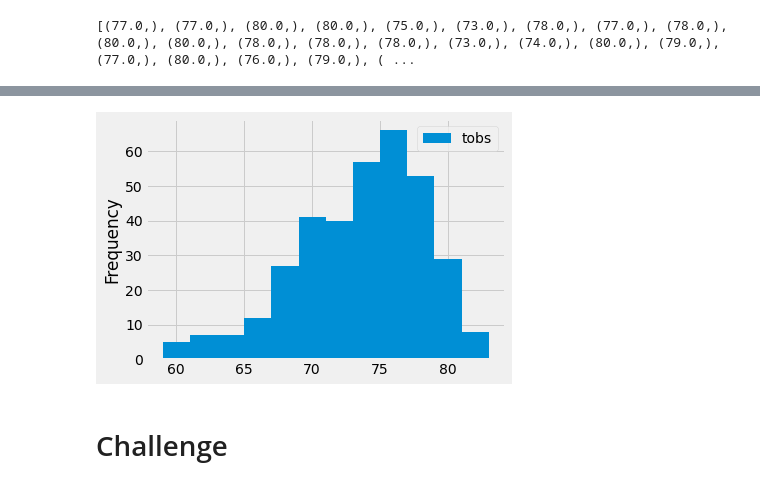
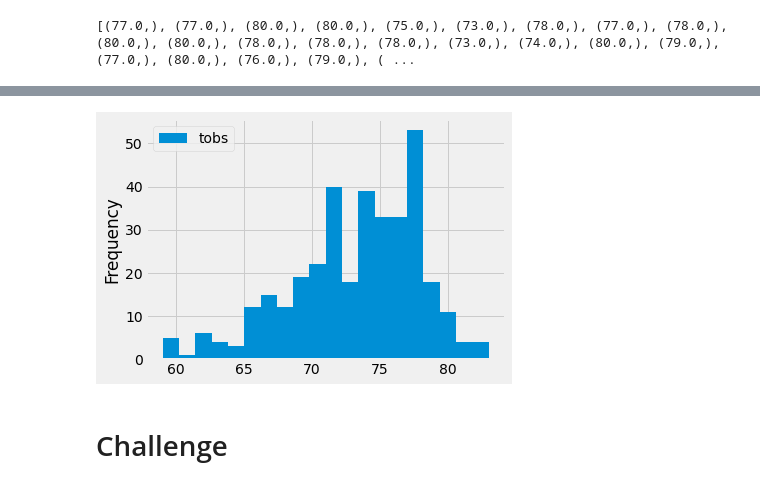
Before and after one commit to MLGood1/surfs_up, a Jupyter notebook: climate_analysis.ipynb, the cells around one changed output, grey strips where cells are left out. Saved outputs shown, nothing was run; the diff lists cells and outputs as text; code cells hidden in the pictures.

```diff
--- a/climate_analysis.ipynb
+++ b/climate_analysis.ipynb
@@ -136,10 +136,10 @@ print(df)
 # %%
 # Plot temperature observations into a histogram.
 
-df.plot.hist(bins=12)
+df.plot.hist(bins=20)
 plt.tight_layout()
 # %% [output]
-[figure, old version]
+[figure, new version]
 # %%
 # Write a function called `calc_temps` that will accept start date and end date in the format '%Y-%m-%d'
 # and return the minimum, average, and maximum temperatures for that range of dates
```
Also changed, not shown: 1 other file.
